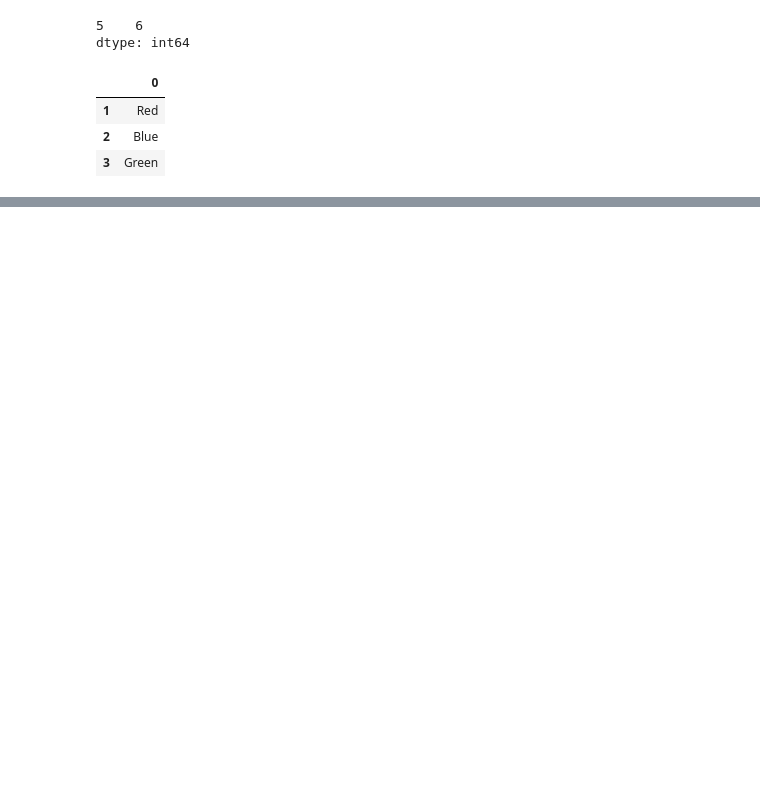
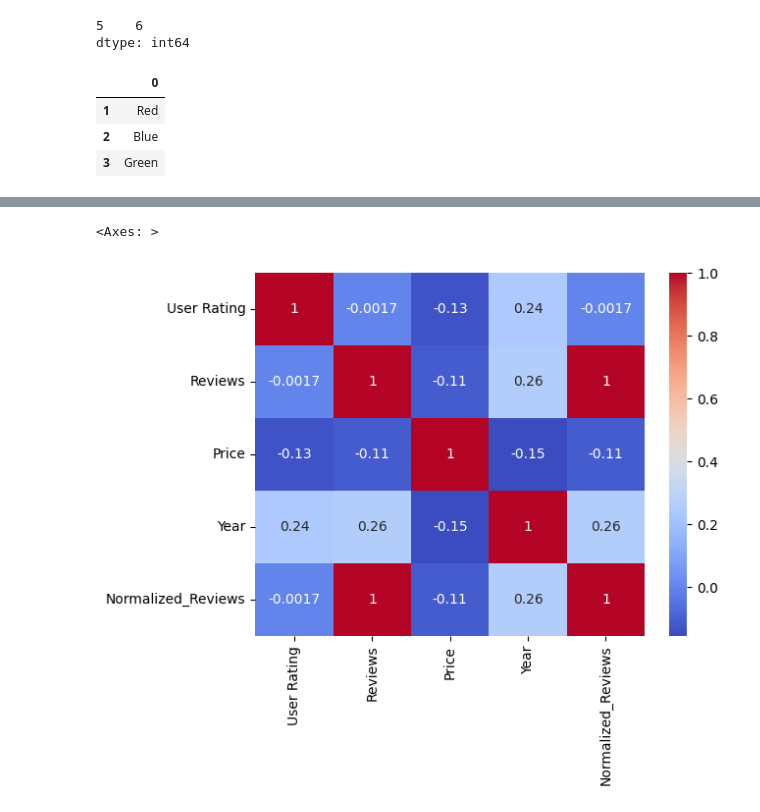
Before and after one commit to HarshSuthar1/data-science-projects, a Jupyter notebook: p1.ipynb, the cells around one changed output, grey strips where cells are left out. Saved outputs shown, nothing was run; the diff lists cells and outputs as text; code cells hidden in the pictures; blank space fills up the shorter version.

Commit message:
plots

```diff
--- a/p1.ipynb
+++ b/p1.ipynb
@@ -92,0 +94,2 @@ ipl_data[ipl_data['User Rating']>4.7]
+# %%
+ipl_data['Normalized_Reviews'] = ipl_data['Reviews'] / ipl_data['Reviews'].max()
@@ -92,0 +100,4 @@ ipl_data[ipl_data['User Rating']>4.7]
+# %%
+numaric_data = ipl_data.select_dtypes(exclude='object')
+# numaric_data = numaric_data.drop(columns=['Reviews','Year'])
+numaric_data.head()
@@ -92,0 +111,7 @@ ipl_data[ipl_data['User Rating']>4.7]
+# %%
+import seaborn as sns
+corr = numaric_data.corr()
+sns.heatmap(corr,annot=True,cmap='coolwarm')
+# %% [output]
+<Axes: >
+[figure, added]
```
Also changed, not shown: parts of 6 cells of this notebook, 1 other file.
